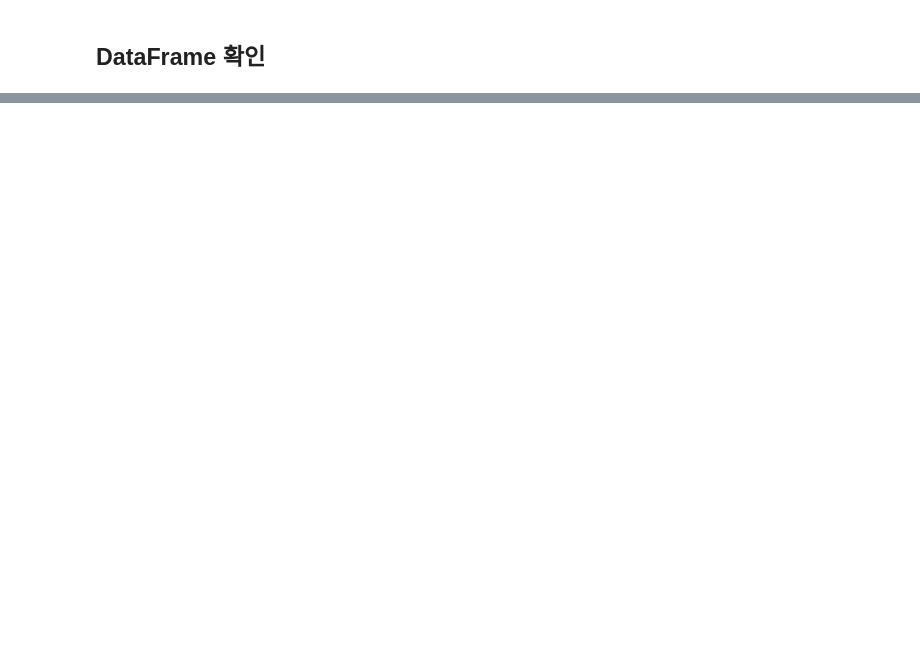
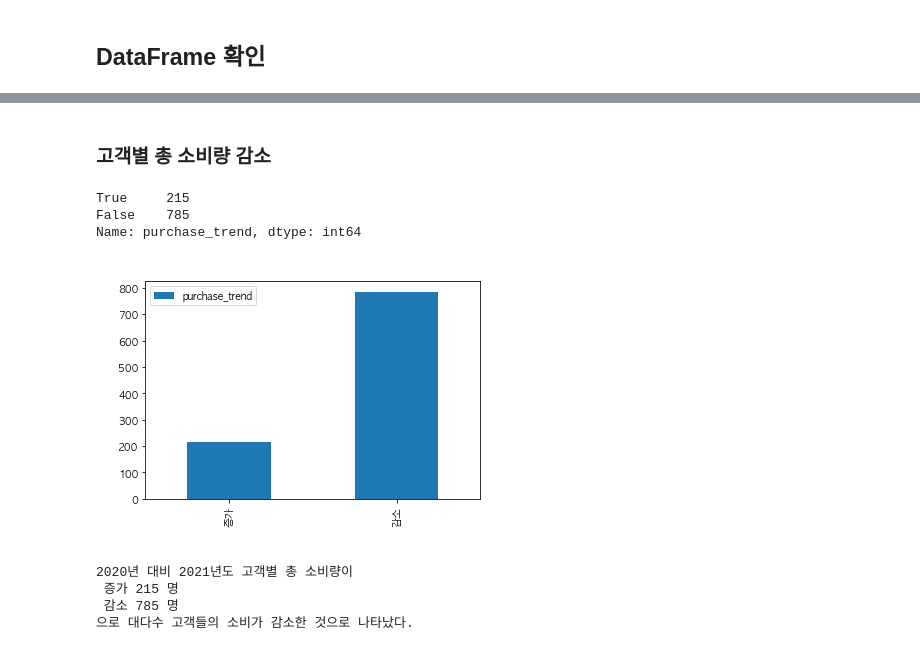
Before and after one commit to zivary/Working-with-data, a Jupyter notebook: 고객거래데이터_cakd_07_맛집트레블러.ipynb, the cells around one changed output, grey strips where cells are left out. Drawn from its saved outputs; the diff is of its cells as text; code cells hidden in the pictures; blank space fills up the shorter version.

```diff
--- a/고객거래데이터_cakd_07_맛집트레블러.ipynb
+++ b/고객거래데이터_cakd_07_맛집트레블러.ipynb
@@ -900,0 +838,24 @@ Name: AVC_21, dtype: int64
+# %% [markdown]
+### 고객별 총 소비량 감소
+# %%
+a = customer.purchase_trend.value_counts()
+a = a[::-1]
+print(a)
+a = a.rename(index={True: '증가', False: '감소'})
+a.plot(kind='bar')
+plt.title('2020년 대비 2021년도 고객별 평균 소비량 변화', color='white')
+plt.xlabel('purchase_trend', color='white')
+plt.ylabel('고객 수', color='white')
+plt.legend()
+plt.show()
+
+print(f'2020년 대비 2021년도 고객별 총 소비량이\n 증가 {a[0]} 명\n 감소 {a[1]} 명\n으로 대다수 고객들의 소비가 감소한 것으로 나타났다. ')
+# %% [output]
+True     215
+False    785
+Name: purchase_trend, dtype: int64
+[figure, added]
+2020년 대비 2021년도 고객별 총 소비량이
+ 증가 215 명
+ 감소 785 명
+으로 대다수 고객들의 소비가 감소한 것으로 나타났다.
```
Also changed, not shown: parts of 98 cells of this notebook.
